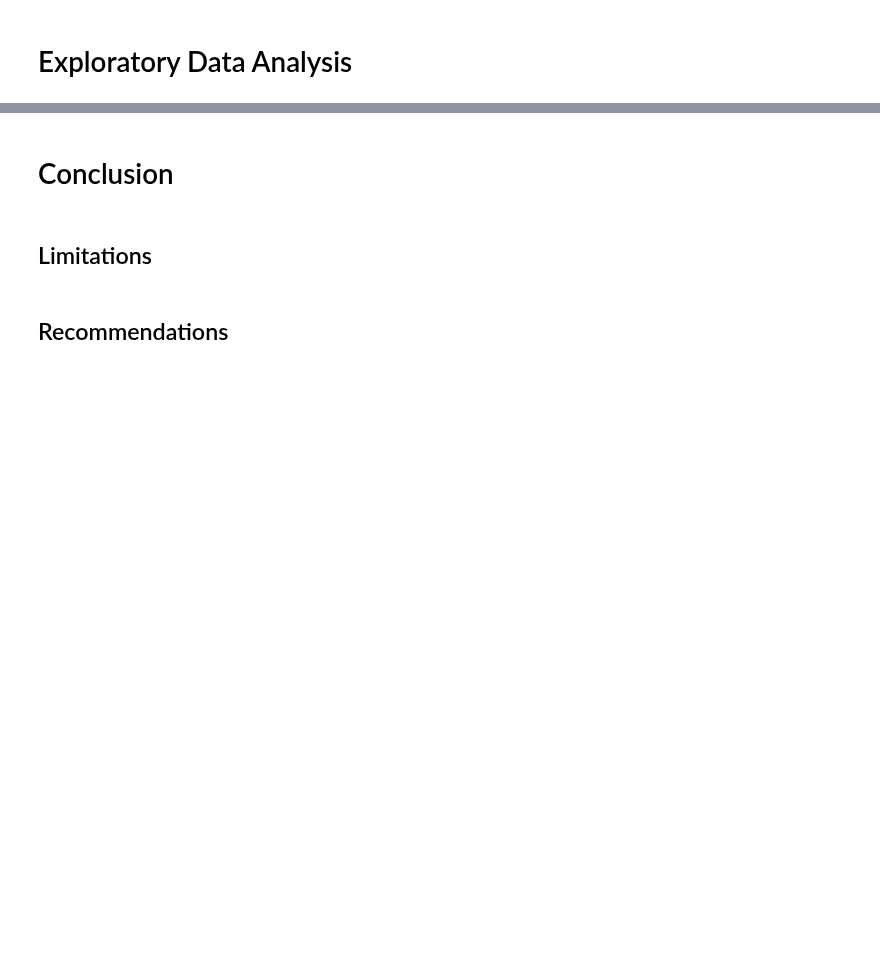
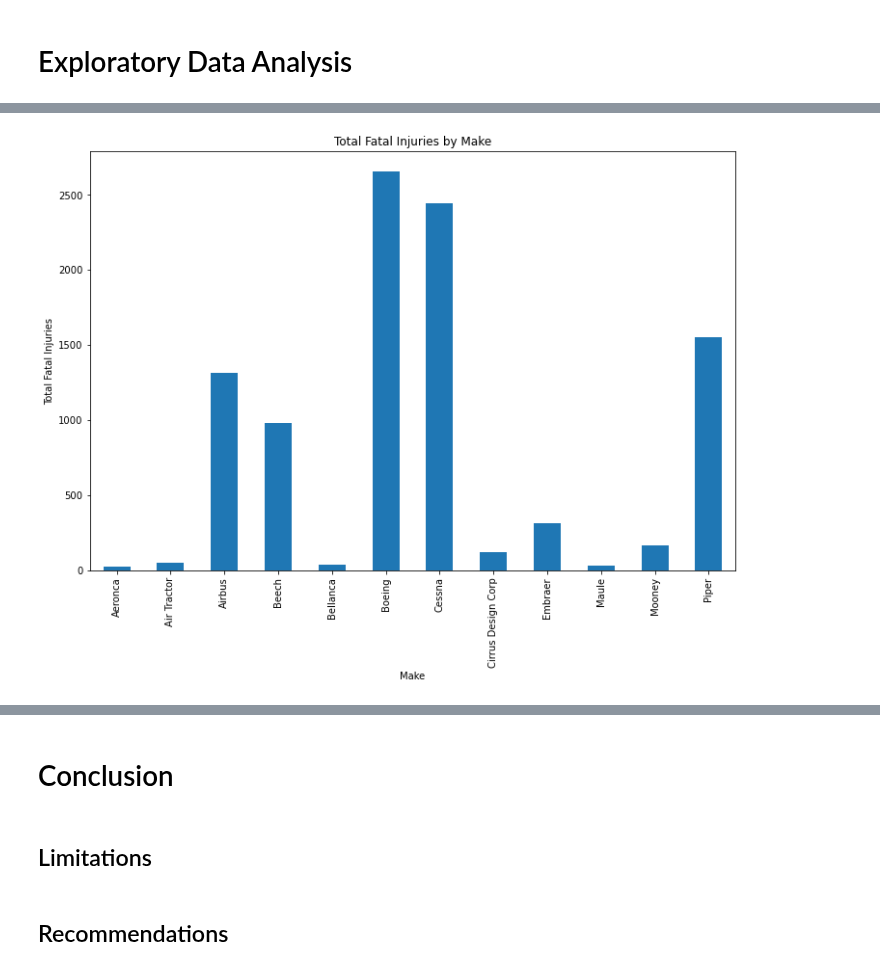
Before and after one commit to cjimenez1123/Aircraft-Risk-Analysis, a Jupyter notebook: notebook.ipynb, the cells around one changed output, grey strips where cells are left out. Drawn from its saved outputs; the diff is of its cells as text; code cells hidden in the pictures; blank space fills up the shorter version.

```diff
--- a/notebook.ipynb
+++ b/notebook.ipynb
@@ -172,0 +159,3 @@ plt.show()
+# %%
+# Creating new variable for our filtered Make column
+filtered_make = make_df[valid_make]
@@ -372,0 +319,5 @@ Name: Number.of.Engines, dtype: int64
+# %%
+# Creating a df with just columns Make and Total Fatal injuries
+make_and_fatalities = filtered_make[['Make','Total.Fatal.Injuries']]
+make_grouped = make_and_fatalities.groupby('Make')['Total.Fatal.Injuries'].sum().reset_index()
+make_grouped
@@ -372,0 +338,5 @@ Name: Number.of.Engines, dtype: int64
+# %%
+# Creating a df with Make and total Accidents
+filtered_make_counts = filtered_make['Make'].value_counts().reset_index()
+filtered_make_counts.columns = ['Make','Total Accidents']
+filtered_make_counts
@@ -372,0 +357,6 @@ Name: Number.of.Engines, dtype: int64
+# %%
+# Merging the two dataframes that we just made and creating a 'Safety Ratio' Column
+make_result = pd.merge(make_grouped, filtered_make_counts, on='Make', how='left', suffixes=('_grouped', ''))
+make_result = make_result[['Make','Total Accidents','Total.Fatal.Injuries']]
+make_result['Safety Ratio'] = make_result['Total.Fatal.Injuries'] / make_result['Total Accidents']
+make_result
@@ -372,0 +377,8 @@ Name: Number.of.Engines, dtype: int64
+# %%
+make_result.plot(kind='bar', x='Make', y='Total.Fatal.Injuries', legend=False, figsize=(12, 8))
+plt.xlabel('Make')
+plt.ylabel('Total Fatal Injuries')
+plt.title('Total Fatal Injuries by Make')
+plt.show()
+# %% [output]
+[figure, added]
```
Also changed, not shown: parts of 93 cells of this notebook.
